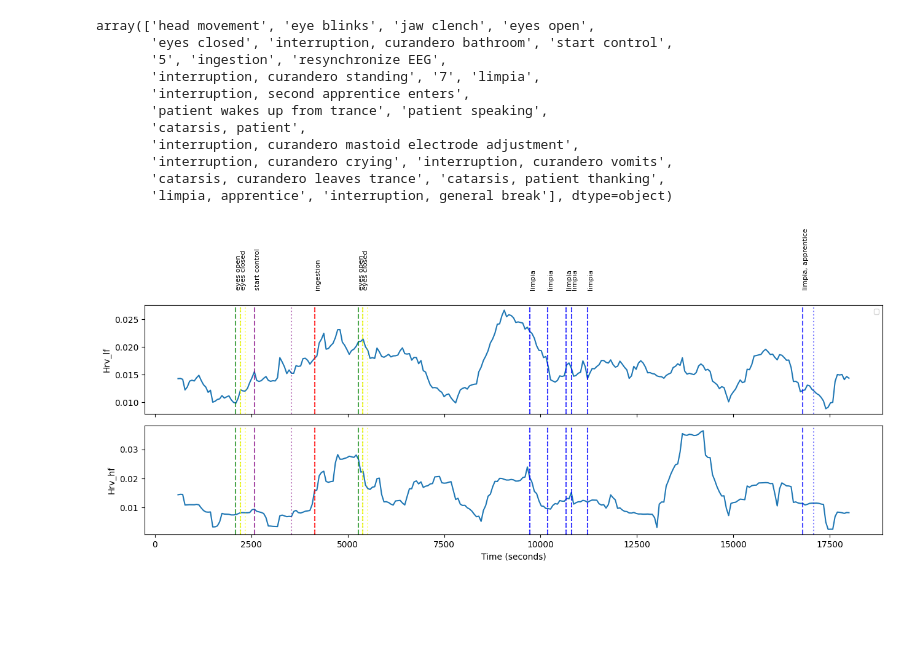
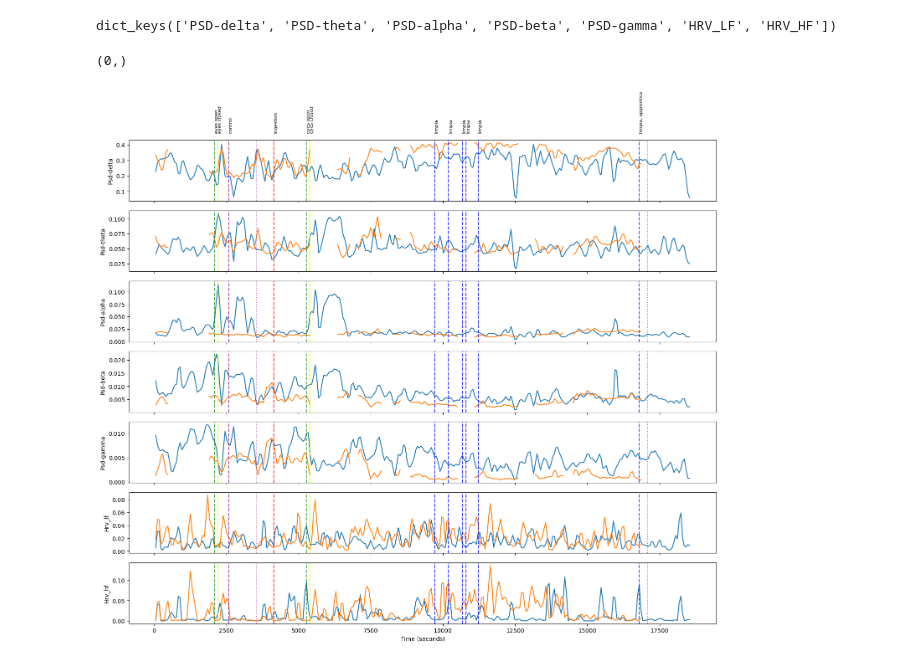
Before and after one commit to hyruuk/mushroom_hyperscanning, a Jupyter notebook: notebooks/analysis.ipynb, the cells around one changed output. Drawn from its saved outputs; the diff is of its cells as text; code cells hidden in the pictures; blank space fills up the shorter version.

Commit message:
Add subj to analysis

```diff
--- a/notebooks/analysis.ipynb
+++ b/notebooks/analysis.ipynb
@@ -72,6 +76,10 @@ def sliding_window(raw, func, window_seconds, step_seconds, include_chans=[], ex
         delayed(func)(data[:, i : i + window], sfreq) for i in trange(0, data.shape[1] - window, step)
     )
     times = np.arange(0, len(data[0]) - window, step) / sfreq
+    missing = [i for i in range(len(results)) if results[i] is None]
+
+    times = np.delete(times, missing)
+    results = [res for i, res in enumerate(results) if i not in missing]
     return times, results
 
 
@@ -124,12 +132,15 @@ def psd(x, sfreq, fmin, fmax, precision_hz, relative=True, axis=-1):
     # Calculate the mean power across the specified frequency band
     return Pxx.mean(axis=axis)
 # %%
-freq_bands = {
-    "delta": (0.5, 4.0),
-    "theta": (4.0, 8.0),
-    "alpha": (8.0, 12.0),
-    "beta": (12.0, 30.0),
-    "gamma": (30.0, 45.0),
+features = {
+    "PSD-delta": (0.5, 4.0),
+    "PSD-theta": (4.0, 8.0),
+    "PSD-alpha": (8.0, 12.0),
+    "PSD-beta": (12.0, 30.0),
+    "PSD-gamma": (30.0, 45.0),
+    # "LZc": None,
+    "HRV_LF": None,
+    "HRV_HF": None,
 }
 # %%
 subjs = {"curandero": "01", "patient": "03"}
@@ -173,24 +201,18 @@ results["hrv_hf"] = np.array([h[1]["HRV_HF"].values for h in hrv])
-# %%
-cur.annotations.to_data_frame()["description"].unique()
-# %% [output]
-array(['head movement', 'eye blinks', 'jaw clench', 'eyes open',
-       'eyes closed', 'interruption, curandero bathroom', 'start control',
-       '5', 'ingestion', 'resynchronize EEG',
-       'interruption, curandero standing', '7', 'limpia',
-       'interruption, second apprentice enters',
-       'patient wakes up from trance', 'patient speaking',
-       'catarsis, patient',
-       'interruption, curandero mastoid electrode adjustment',
-       'interruption, curandero crying', 'interruption, curandero vomits',
-       'catarsis, curandero leaves trance', 'catarsis, patient thanking',
-       'limpia, apprentice', 'interruption, general break'], dtype=object)
+# %%
+results.keys()
+# %% [output]
+dict_keys(['PSD-delta', 'PSD-theta', 'PSD-alpha', 'PSD-beta', 'PSD-gamma', 'HRV_LF', 'HRV_HF'])
+# %%
+results["HRV_HF"]["patient"].shape
+# %% [output]
+(0,)
 # %%
-def smooth(x, window=20):
+def smooth(x, window=2):
     return pd.Series(x).rolling(window=window, center=True).mean().values
 
 
 include_triggers = {
-    "start control": "purple",
+    "control": "purple",
     "ingestion": "red",
     "limpia": "blue",
     "eyes open": "green",
@@ -198,13 +220,14 @@ include_triggers = {
 }
 
 # Create a figure with subplots for each frequency band
-fig, axes = plt.subplots(len(results), 1, figsize=(13, 3 * len(results)), sharex=True)
+fig, axes = plt.subplots(len(results), 1, figsize=(15, 2 * len(results)), sharex=True)
 
 # Plot each frequency band
 for i, feat in enumerate(results.keys()):
     ax = axes[i]
-    ax.plot(times[feat], smooth(results[feat].mean(axis=1)))
-    ax.set_ylabel(feat.capitalize())
+    for subj in results[feat].keys():
+        ax.plot(times[feat][subj], smooth(results[feat][subj].mean(axis=1)))
+        ax.set_ylabel(feat.capitalize())
 
 # Set common x-axis label
 axes[-1].set_xlabel("Time (seconds)")
@@ -213,40 +236,36 @@ axes[-1].set_xlabel("Time (seconds)")
 for i, feat in enumerate(results.keys()):
     ax = axes[i]
     # Get all annotations from the EEG data
-    for idx, annotation in enumerate(cur.annotations):
+    raw = subjs[list(subjs.keys())[0]]
+    for idx, annotation in enumerate(raw.annotations):
         desc = annotation["description"]
         onset = annotation["onset"]
         duration = annotation["duration"]
         # Check if the annotation description starts with any of the included triggers
         if any(desc.startswith(trigger) for trigger in include_triggers.keys()):
             # Find which trigger matches to get the correct color
             for trigger, color in include_triggers.items():
                 if desc.startswith(trigger):
                     # Add vertical line at the onset with the trigger-specific color
                     ax.axvline(x=onset, color=color, linestyle="--", alpha=0.7, label=desc if idx == 0 else "")
 
                     # Add vertical line at the end of the annotation (onset + duration)
                     ax.axvline(x=onset + duration, color=color, linestyle=":", alpha=0.5)
 
                     # Add text annotation for the first band only to avoid clutter
                     if i == 0:
                         ax.text(
                             onset,
                             ax.get_ylim()[1] + (ax.get_ylim()[1] * 0.1),
                             desc,
                             rotation=90,
                             fontsize=8,
                             verticalalignment="bottom",
                         )
                     break  # Break once we've found the matching trigger
 
-# Add a legend for the first subplot only
-handles, labels = axes[0].get_legend_handles_labels()
-by_label = dict(zip(labels, handles))
-axes[0].legend(by_label.values(), by_label.keys(), loc="upper right", fontsize=8)
-
 # Adjust spacing between subplots
 plt.tight_layout(rect=[0, 0, 1, 0.96])  # Leave space for the suptitle
 plt.show()
 # %% [output]
-[figure, old version]
+[figure, new version]
```
Also changed, not shown: parts of 4 cells of this notebook, 3 other files.
